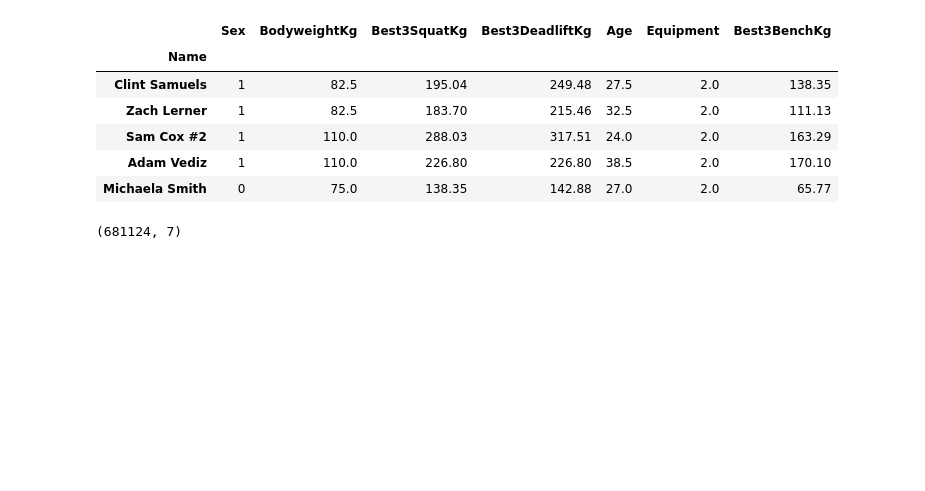
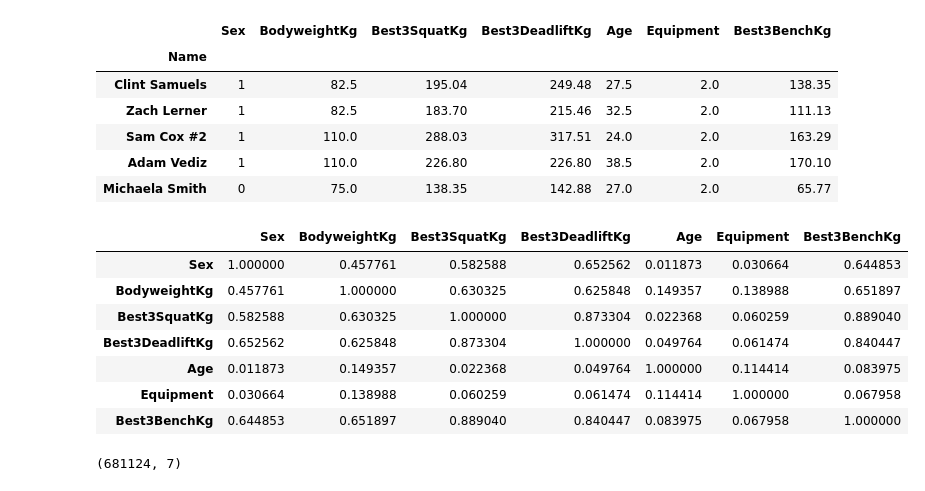
Before and after one commit to poteboy/capstone, a Jupyter notebook: work/regression.ipynb, the cells around one changed output. Saved outputs shown, nothing was run; the diff lists cells and outputs as text; code cells hidden in the pictures; blank space fills up the shorter version.

```diff
--- a/work/regression.ipynb
+++ b/work/regression.ipynb
@@ -38,6 +41,18 @@ data.head(5)
 | Sam Cox #2 | 1 | 110.0 | 288.03 | 317.51 | 24.0 | 2.0 | 163.29 |
 | Adam Vediz | 1 | 110.0 | 226.80 | 226.80 | 38.5 | 2.0 | 170.10 |
 | Michaela Smith | 0 | 75.0 | 138.35 | 142.88 | 27.0 | 2.0 | 65.77 |
+# %%
+# 相関係数の総当たり
+data.corr().style.background_gradient(cmap="autumn_r")
+# %% [output]
+|  | Sex | BodyweightKg | Best3SquatKg | Best3DeadliftKg | Age | Equipment | Best3BenchKg |
+| Sex | 1.000000 | 0.457761 | 0.582588 | 0.652562 | 0.011873 | 0.030664 | 0.644853 |
+| BodyweightKg | 0.457761 | 1.000000 | 0.630325 | 0.625848 | 0.149357 | 0.138988 | 0.651897 |
+| Best3SquatKg | 0.582588 | 0.630325 | 1.000000 | 0.873304 | 0.022368 | 0.060259 | 0.889040 |
+| Best3DeadliftKg | 0.652562 | 0.625848 | 0.873304 | 1.000000 | 0.049764 | 0.061474 | 0.840447 |
+| Age | 0.011873 | 0.149357 | 0.022368 | 0.049764 | 1.000000 | 0.114414 | 0.083975 |
+| Equipment | 0.030664 | 0.138988 | 0.060259 | 0.061474 | 0.114414 | 1.000000 | 0.067958 |
+| Best3BenchKg | 0.644853 | 0.651897 | 0.889040 | 0.840447 | 0.083975 | 0.067958 | 1.000000 |
 # %%
 data = np.array(data)
 data.shape
```
Also changed, not shown: parts of 8 cells of this notebook, 7 other files.
